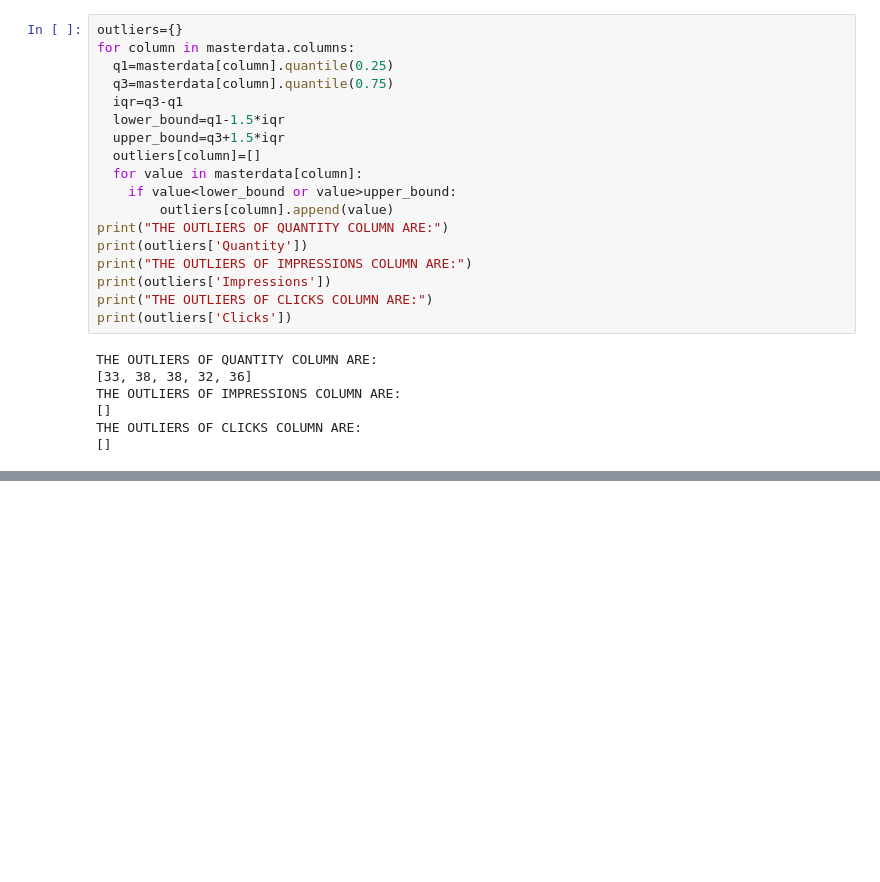
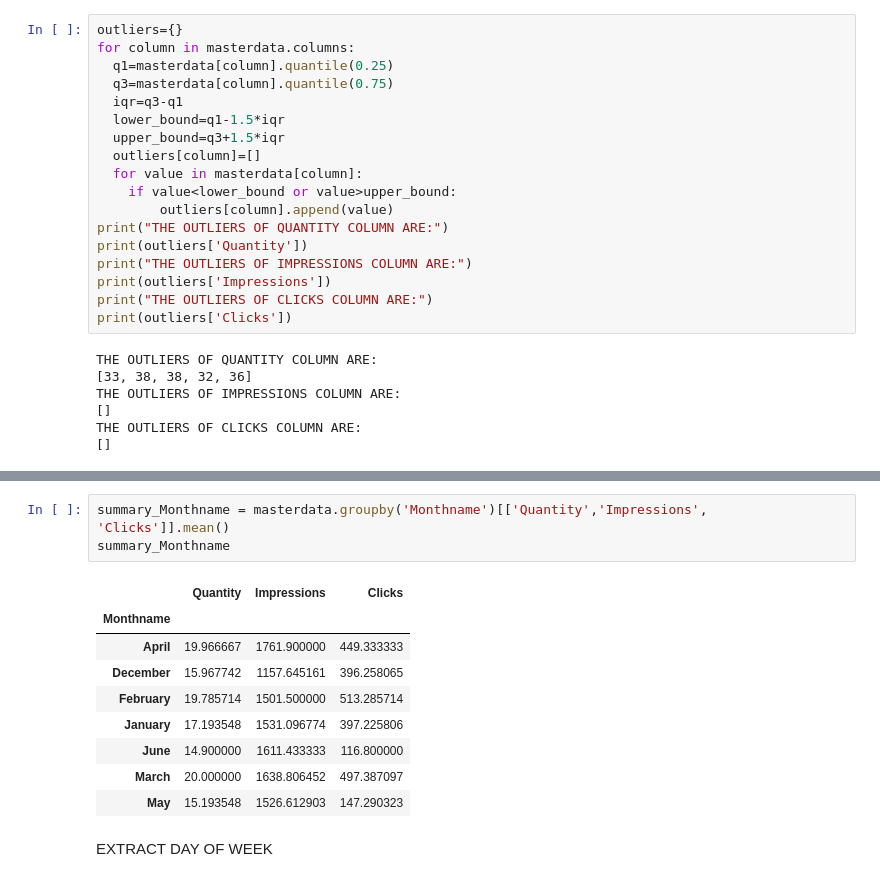
Before and after one commit to Chris-Joy26/Chris-Infosys-Nov24, a Jupyter notebook: WEEK2.ipynb, the cells around one changed output, grey strips where cells are left out. Cells and saved outputs as stored; diff of their text form; blank space fills up the shorter version.

```diff
--- a/WEEK2.ipynb
+++ b/WEEK2.ipynb
@@ -522,0 +603,15 @@ THE OUTLIERS OF CLICKS COLUMN ARE:
+# %%
+summary_Monthname = masterdata.groupby('Monthname')[['Quantity','Impressions', 'Clicks']].mean()
+summary_Monthname
+# %% [output]
+|  | Quantity | Impressions | Clicks |
+| Monthname |  |  |  |
+| April | 19.966667 | 1761.900000 | 449.333333 |
+| December | 15.967742 | 1157.645161 | 396.258065 |
+| February | 19.785714 | 1501.500000 | 513.285714 |
+| January | 17.193548 | 1531.096774 | 397.225806 |
+| June | 14.900000 | 1611.433333 | 116.800000 |
+| March | 20.000000 | 1638.806452 | 497.387097 |
+| May | 15.193548 | 1526.612903 | 147.290323 |
+# %% [markdown]
+EXTRACT DAY OF WEEK
```
Also changed, not shown: parts of 25 cells of this notebook.
